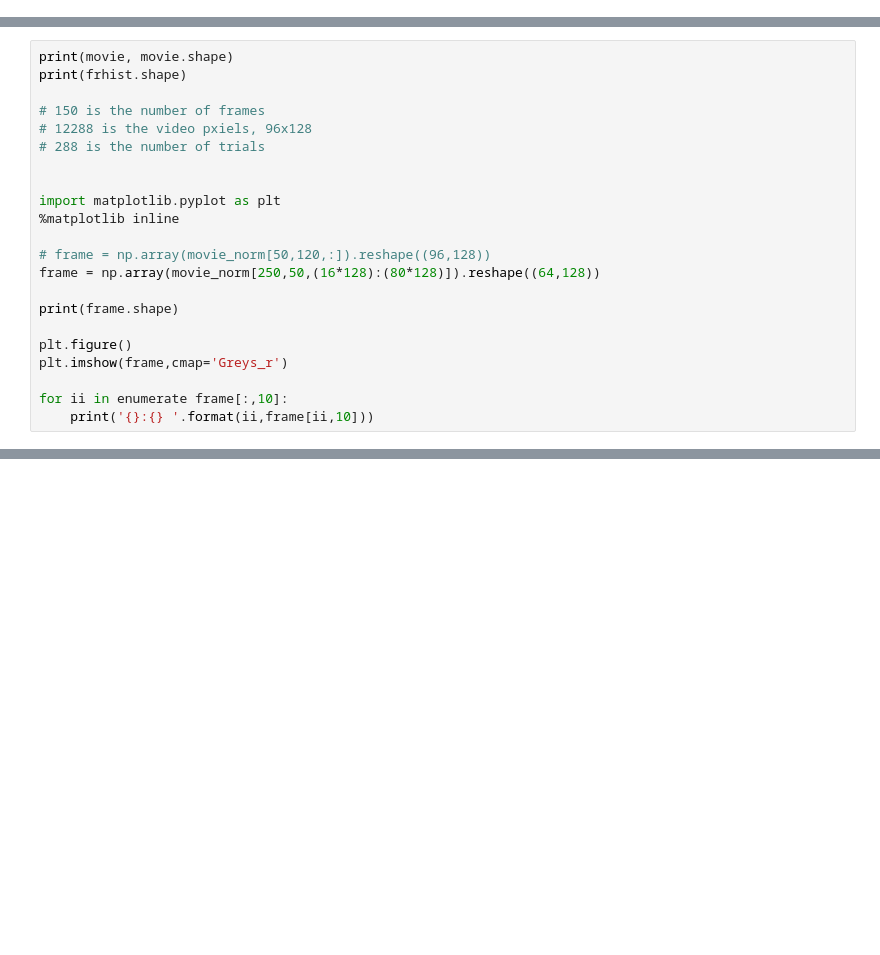
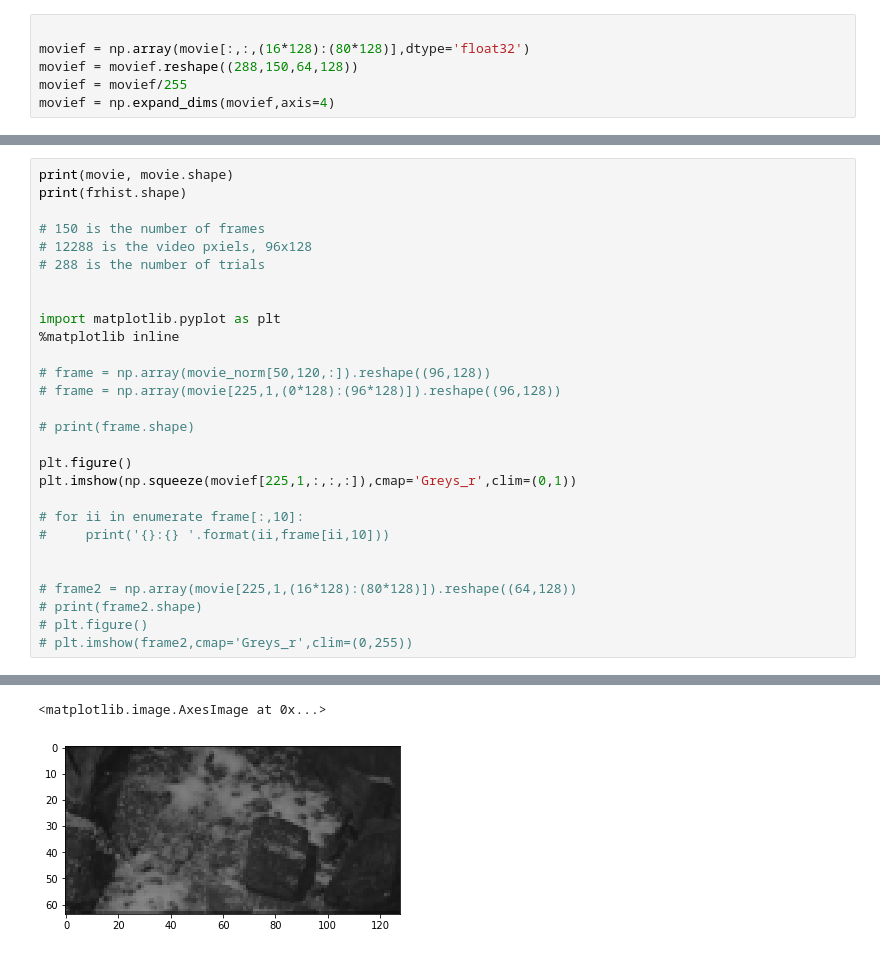
Before and after one commit to davesc/fall-17-scml-competition, a Jupyter notebook: scml-SuperiorColliculusCompetition_scratch.ipynb, the cells around one changed output, grey strips where cells are left out. Saved outputs shown, nothing was run; the diff lists cells and outputs as text; blank space fills up the shorter version.

```diff
--- a/scml-SuperiorColliculusCompetition_scratch.ipynb
+++ b/scml-SuperiorColliculusCompetition_scratch.ipynb
@@ -21,0 +22,6 @@ movie_norm = normalize(movie)
+# %%
+
+movief = np.array(movie[:,:,(16*128):(80*128)],dtype='float32')
+movief = movief.reshape((288,150,64,128))
+movief = movief/255
+movief = np.expand_dims(movief,axis=4)
@@ -32,13 +53,19 @@ import matplotlib.pyplot as plt
 %matplotlib inline
 
 # frame = np.array(movie_norm[50,120,:]).reshape((96,128))
-frame = np.array(movie_norm[250,50,(16*128):(80*128)]).reshape((64,128))
+# frame = np.array(movie[225,1,(0*128):(96*128)]).reshape((96,128))
 
-print(frame.shape)
+# print(frame.shape)
 
 plt.figure()
-plt.imshow(frame,cmap='Greys_r')
+plt.imshow(np.squeeze(movief[225,1,:,:,:]),cmap='Greys_r',clim=(0,1))
 
-for ii in enumerate frame[:,10]:
-    print('{}:{} '.format(ii,frame[ii,10]))
+# for ii in enumerate frame[:,10]:
+#     print('{}:{} '.format(ii,frame[ii,10]))
+
+
+# frame2 = np.array(movie[225,1,(16*128):(80*128)]).reshape((64,128))
+# print(frame2.shape)
+# plt.figure()
+# plt.imshow(frame2,cmap='Greys_r',clim=(0,255))
 # %% [output]
@@ -45,0 +74,2 @@ SyntaxError: invalid syntax (<ipython-input-38-fba914d84331>, line 20)
+<matplotlib.image.AxesImage at 0x...>
+[figure, added]
```
Also changed, not shown: parts of 11 cells of this notebook.
